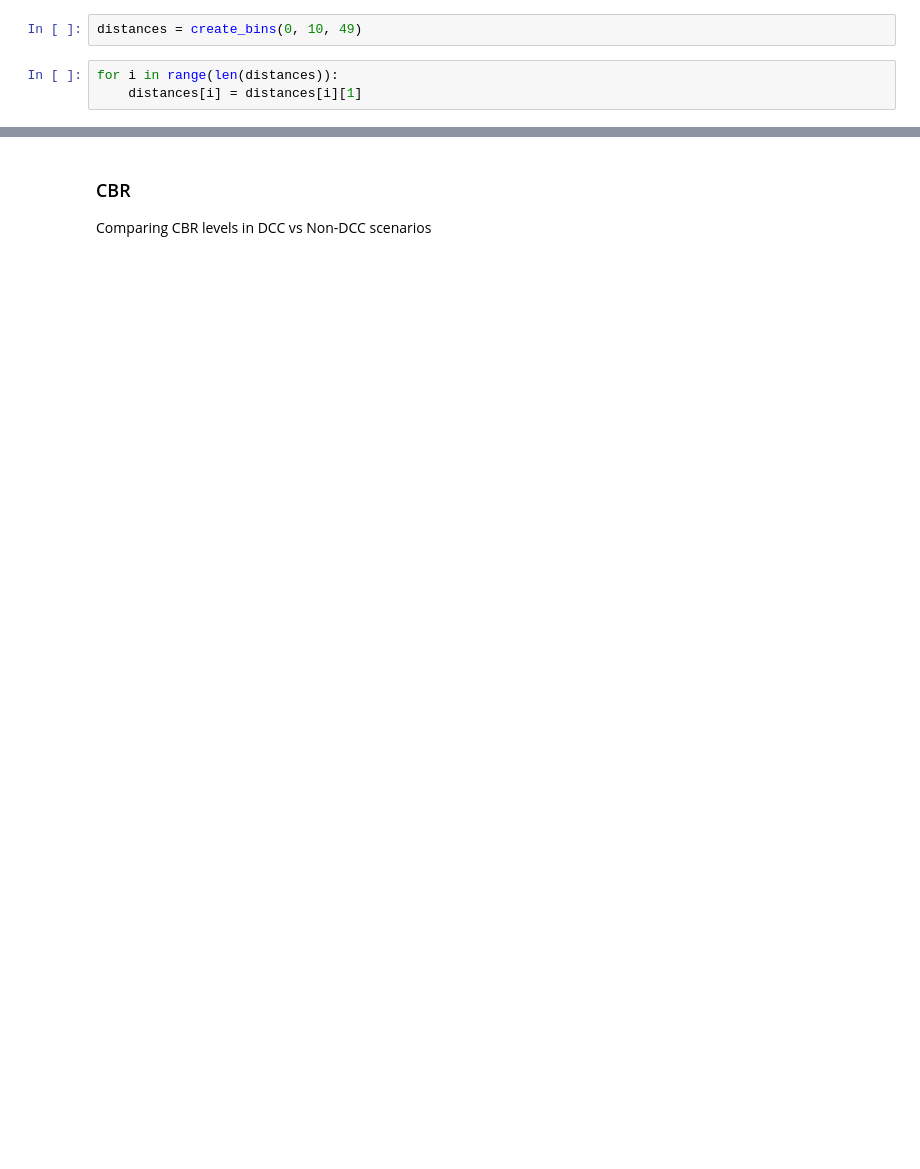
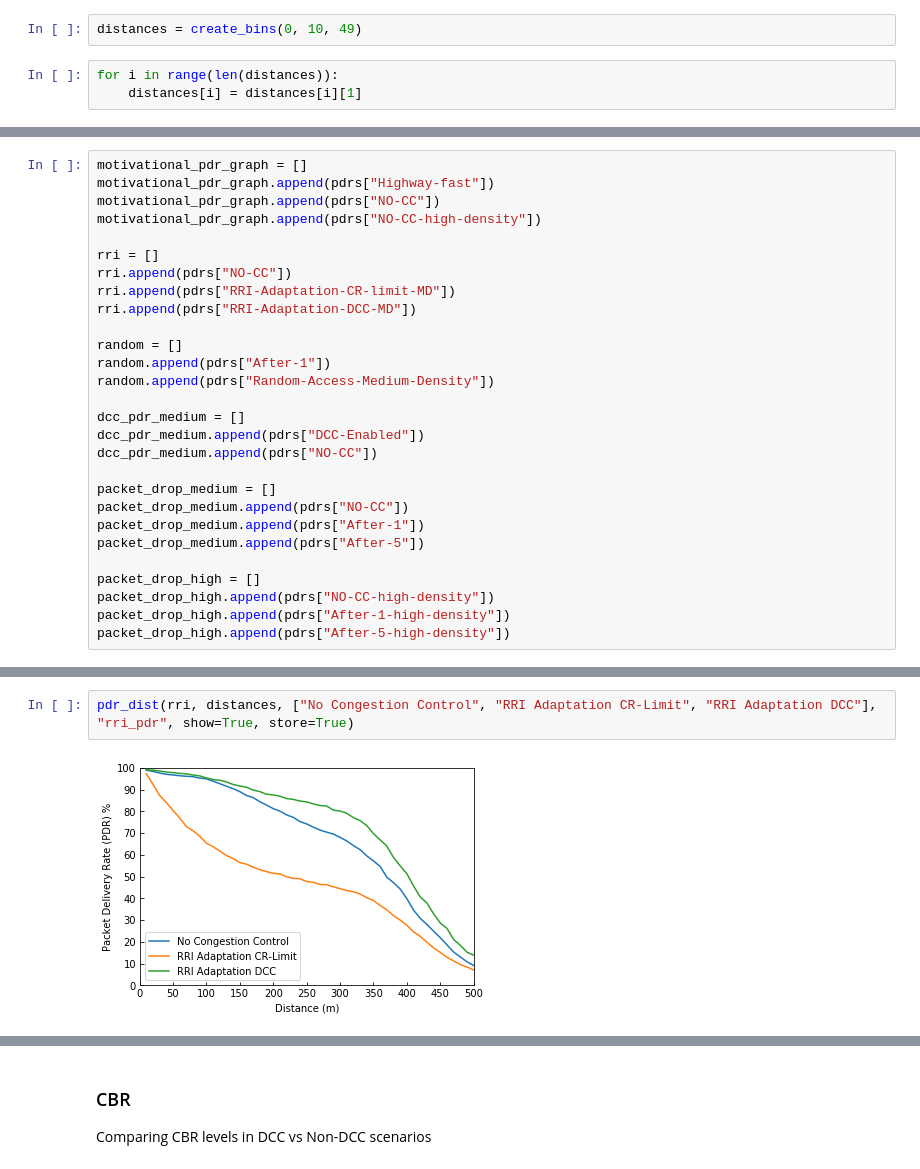
Before and after one commit to brianmc95/results-analysis, a Jupyter notebook: jupyter-notebooks/scenario_comparison.ipynb, the cells around one changed output, grey strips where cells are left out. Cells and saved outputs as stored; diff of their text form; blank space fills up the shorter version.

```diff
--- a/jupyter-notebooks/scenario_comparison.ipynb
+++ b/jupyter-notebooks/scenario_comparison.ipynb
@@ -318,0 +343,28 @@ random.append(pdrs["Random_Access_Packet_Dropping_Medium_Density"])
+# %%
+motivational_pdr_graph = []
+motivational_pdr_graph.append(pdrs["Highway-fast"])
+motivational_pdr_graph.append(pdrs["NO-CC"])
+motivational_pdr_graph.append(pdrs["NO-CC-high-density"])
+
+rri = []
+rri.append(pdrs["NO-CC"])
+rri.append(pdrs["RRI-Adaptation-CR-limit-MD"])
+rri.append(pdrs["RRI-Adaptation-DCC-MD"])
+
+random = []
+random.append(pdrs["After-1"])
+random.append(pdrs["Random-Access-Medium-Density"])
+
+dcc_pdr_medium = []
+dcc_pdr_medium.append(pdrs["DCC-Enabled"])
+dcc_pdr_medium.append(pdrs["NO-CC"])
+
+packet_drop_medium = []
+packet_drop_medium.append(pdrs["NO-CC"])
+packet_drop_medium.append(pdrs["After-1"])
+packet_drop_medium.append(pdrs["After-5"])
+
+packet_drop_high = []
+packet_drop_high.append(pdrs["NO-CC-high-density"])
+packet_drop_high.append(pdrs["After-1-high-density"])
+packet_drop_high.append(pdrs["After-5-high-density"])
@@ -319 +375,5 @@ random.append(pdrs["Random_Access_Packet_Dropping_Medium_Density"])
+# %%
+pdr_dist(rri, distances, ["No Congestion Control", "RRI Adaptation CR-Limit", "RRI Adaptation DCC"], "rri_pdr", show=True, store=True)
+# %% [output]
+[figure, added]
 # %%
```
Also changed, not shown: parts of 36 cells of this notebook, 2 other files.
